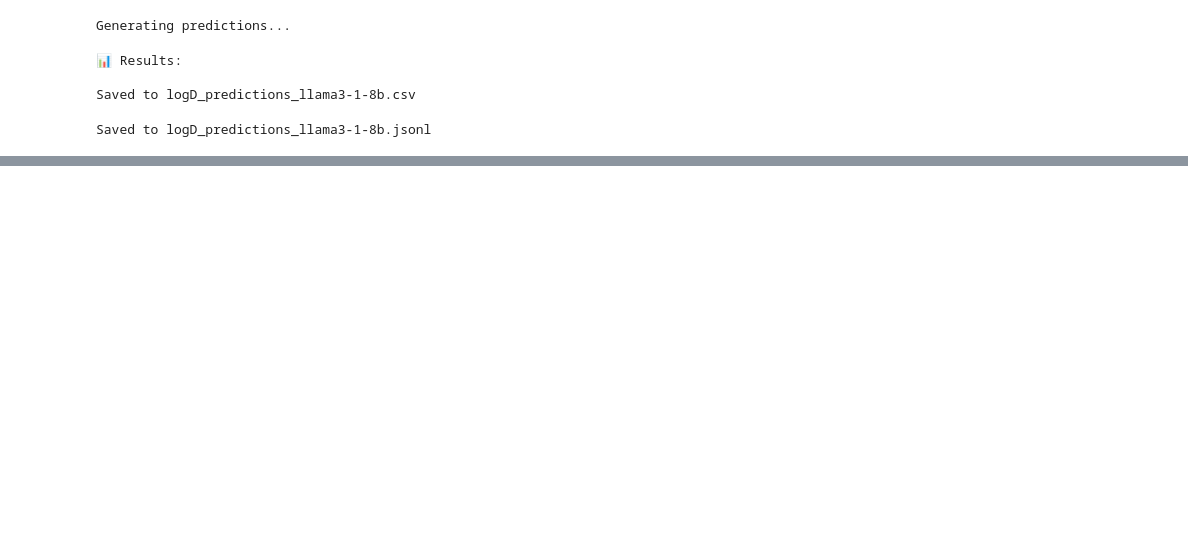
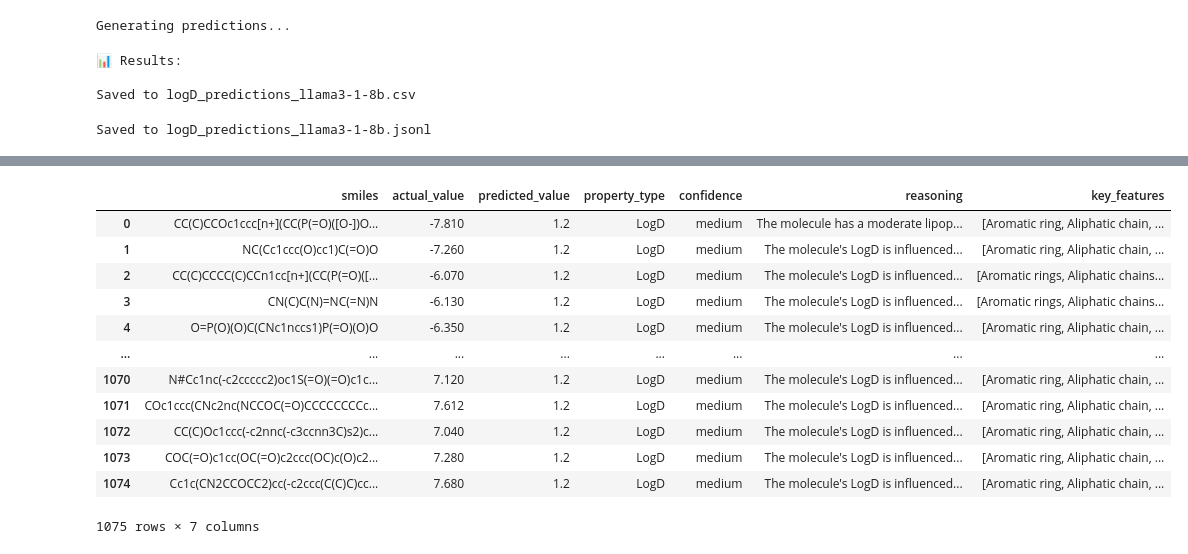
Before and after one commit to leelasd/GraphGen, a Jupyter notebook: bespokelabs-curator/custom-curator-for-llama.ipynb, the cells around one changed output, grey strips where cells are left out. Drawn from its saved outputs; the diff is of its cells as text; code cells hidden in the pictures; blank space fills up the shorter version.

```diff
--- a/bespokelabs-curator/custom-curator-for-llama.ipynb
+++ b/bespokelabs-curator/custom-curator-for-llama.ipynb
@@ -546,0 +369,16 @@ TypeError: LlamaPropertyPredictor.__init__() got an unexpected keyword argument
+# %%
+logD_dataset_df
+# %% [output]
+|  | smiles | actual_value | predicted_value | property_type | confidence | reasoning | key_features |
+| 0 | CC(C)CCOc1ccc[n+](CC(P(=O)([O-])O... | -7.810 | 1.2 | LogD | medium | The molecule has a moderate lipop... | [Aromatic ring, Aliphatic chain, ... |
+| 1 | NC(Cc1ccc(O)cc1)C(=O)O | -7.260 | 1.2 | LogD | medium | The molecule's LogD is influenced... | [Aromatic ring, Aliphatic chain, ... |
+| 2 | CC(C)CCCC(C)CCn1cc[n+](CC(P(=O)([... | -6.070 | 1.2 | LogD | medium | The molecule's LogD is influenced... | [Aromatic rings, Aliphatic chains... |
+| 3 | CN(C)C(N)=NC(=N)N | -6.130 | 1.2 | LogD | medium | The molecule's LogD is influenced... | [Aromatic rings, Aliphatic chains... |
+| 4 | O=P(O)(O)C(CNc1nccs1)P(=O)(O)O | -6.350 | 1.2 | LogD | medium | The molecule's LogD is influenced... | [Aromatic ring, Aliphatic chain, ... |
+| ... | ... | ... | ... | ... | ... | ... | ... |
+| 1070 | N#Cc1nc(-c2ccccc2)oc1S(=O)(=O)c1c... | 7.120 | 1.2 | LogD | medium | The molecule's LogD is influenced... | [Aromatic ring, Aliphatic chain, ... |
+| 1071 | COc1ccc(CNc2nc(NCCOC(=O)CCCCCCCCc... | 7.612 | 1.2 | LogD | medium | The molecule's LogD is influenced... | [Aromatic ring, Aliphatic chain, ... |
+| 1072 | CC(C)Oc1ccc(-c2nnc(-c3ccnn3C)s2)c... | 7.040 | 1.2 | LogD | medium | The molecule's LogD is influenced... | [Aromatic ring, Aliphatic chain, ... |
+| 1073 | COC(=O)c1cc(OC(=O)c2ccc(OC)c(O)c2... | 7.280 | 1.2 | LogD | medium | The molecule's LogD is influenced... | [Aromatic ring, Aliphatic chain, ... |
+| 1074 | Cc1c(CN2CCOCC2)cc(-c2ccc(C(C)C)cc... | 7.680 | 1.2 | LogD | medium | The molecule's LogD is influenced... | [Aromatic ring, Aliphatic chain, ... |
+1075 rows × 7 columns
```
Also changed, not shown: parts of 13 cells of this notebook.
